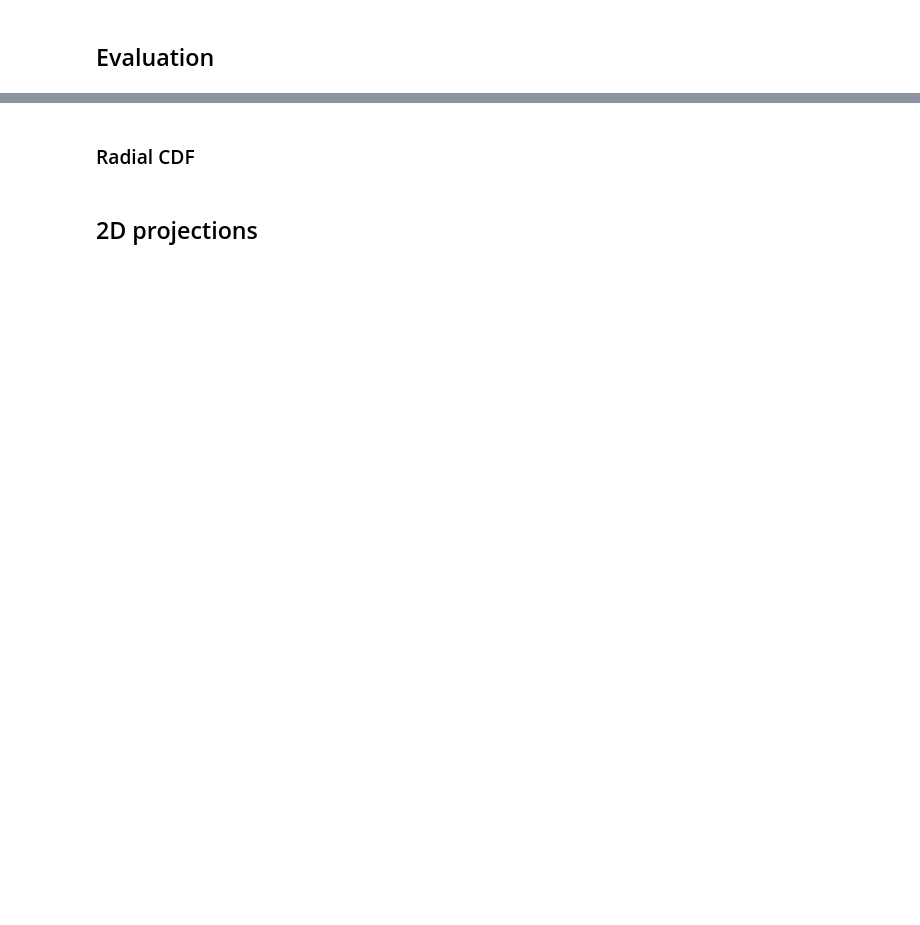
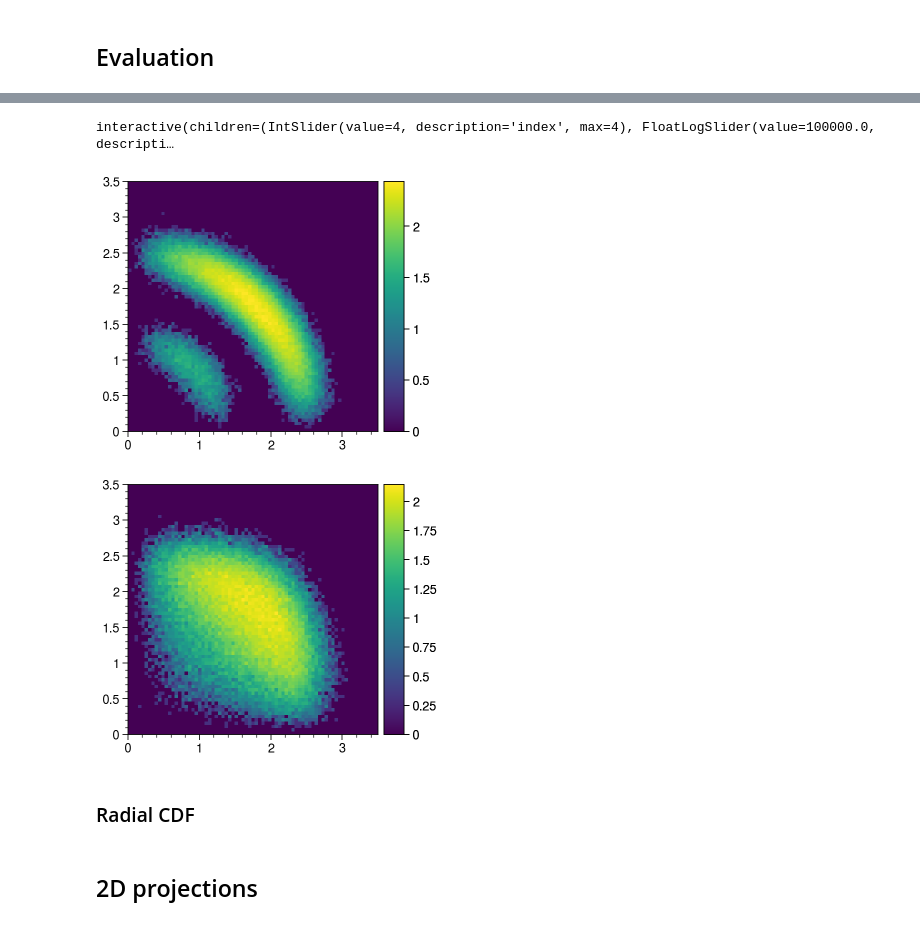
Before and after one commit to austin-hoover/ment-flow, a Jupyter notebook: experiments/rec_nd_2d/eval_flow.ipynb, the cells around one changed output, grey strips where cells are left out. Cells and saved outputs as stored; diff of their text form; code cells hidden in the pictures; blank space fills up the shorter version.

```diff
--- a/experiments/rec_nd_2d/eval_flow.ipynb
+++ b/experiments/rec_nd_2d/eval_flow.ipynb
@@ -27,7 +27,7 @@ mf.train.plot.set_proplot_rc()
 # %% [markdown]
 ## Settings
 # %%
-device = "cpu"
+device = "mps"
 precision = torch.float32
 
 def send(x):
@@ -74,3 +78,80 @@ def update(key, irange, log):
+# %%
+@interact(
+    index=widgets.IntSlider(
+        min=0,
+        max=(len(checkpoints) - 1),
+        value=(len(checkpoints) - 1),
+    ),
+    n_samples=widgets.FloatLogSlider(min=2, max=6.5, value=1.00e+05),
+    rmax=widgets.FloatSlider(min=0.0, max=6.0, value=3.5),
+    bins=widgets.IntSlider(min=4, max=150, value=50),
+    kind=["step", "line"],
+)
+def update(index, n_samples, rmax, bins, kind, normalize=True):
+    model.load(checkpoints[index]["path"], device)
+
+    with torch.no_grad():
+        n_samples = int(n_samples)
+        x1 = grab(dist.sample(n_samples))
+        x2 = grab(model.sample(n_samples))
+
+        colors = ["red4", "black"]
+
+        bin_edges = np.linspace(0.0, rmax, bins + 1)
+
+        r1 = np.linalg.norm(x1, axis=1)
+        r2 = np.linalg.norm(x2, axis=1)
+        hist_r1, _ = np.histogram(r1, bins=bin_edges, density=True)
+        hist_r2, _ = np.histogram(r2, bins=bin_edges, density=True)
+        if normalize:
+            for i in range(len(bin_edges) - 1):
+                rmin = bin_edges[i]
+                rmax = bin_edges[i + 1]
+                hist_r1[i] = hist_r1[i] / mf.utils.sphere_shell_volume(rmin=rmin, rmax=rmax, d=x1.shape[1])
+                hist_r2[i] = hist_r2[i] / mf.utils.sphere_shell_volume(rmin=rmin, rmax=rmax, d=x2.shape[1])
+
+        fig, ax = pplt.subplots(figsize=(3.0, 2.0))
+        scale = hist_r1.max()
+        psv.plot_profile(hist_r1 / scale, edges=bin_edges, ax=ax, color=colors[0], kind="step", lw=1.5)
+        psv.plot_profile(hist_r2 / scale, edges=bin_edges, ax=ax, color=colors[1], kind="step", lw=1.5)
+        ax.format(ymax=1.1)
+
+        for name in ["gaussian", "kv"]:
+            x = mf.dist.dist_nd.gen_dist(name=name, noise=0.0).sample(n_samples)
+            x = grab(x)
+            r = np.linalg.norm(x, axis=1)
+            hist, _ = np.histogram(r, bins=bin_edges, density=True)
+            if normalize:
+                for i in range(len(bin_edges) - 1):
+                    rmin = bin_edges[i]
+                    rmax = bin_edges[i + 1]
+                    hist[i] = hist[i] / mf.utils.sphere_shell_volume(rmin=rmin, rmax=rmax, d=x.shape[1])
+
+            r = np.linspace(0.0, rmax, 100)
+            ax.plot(r, np.exp(-0.5 * r**2), color="black", alpha=0.1, ls="--", zorder=0, lw=1.5)
+        ax.format(xlabel="Radius", ylabel="PDF")
+        pplt.show()
+# %% [output]
+interactive(children=(IntSlider(value=4, description='index', max=4), FloatLogSlider(value=100000.0, descripti…
+# %%
+model.load(checkpoints[2]["path"], device)
+with torch.no_grad():
+    n_samples = 100000
+    n_samples = int(n_samples)
+    x1 = grab(dist.sample(n_samples))
+    x2 = grab(model.sample(n_samples))
+
+    for x in [x1, x2]:
+        r  = np.linalg.norm(x[:, :3], axis=1)
+        rp = np.linalg.norm(x[:, 3:], axis=1)
+        fig, ax = pplt.subplots()
+        hist, edges_x, edges_y = np.histogram2d(r, rp, bins=75, range=(2 * [(0.0, 3.5)]))
+        hist = np.ma.log10(hist)
+        hist = np.ma.filled(hist, 0.0)
+        ax.pcolormesh(edges_x, edges_y, hist.T, colorbar=True, cmap="viridis")
+# %% [output]
+[figure, added]
+[figure, added]
 # %% [markdown]
 ### Radial CDF
 # %%
```
Also changed, not shown: parts of 4 cells of this notebook, 16 other files.
